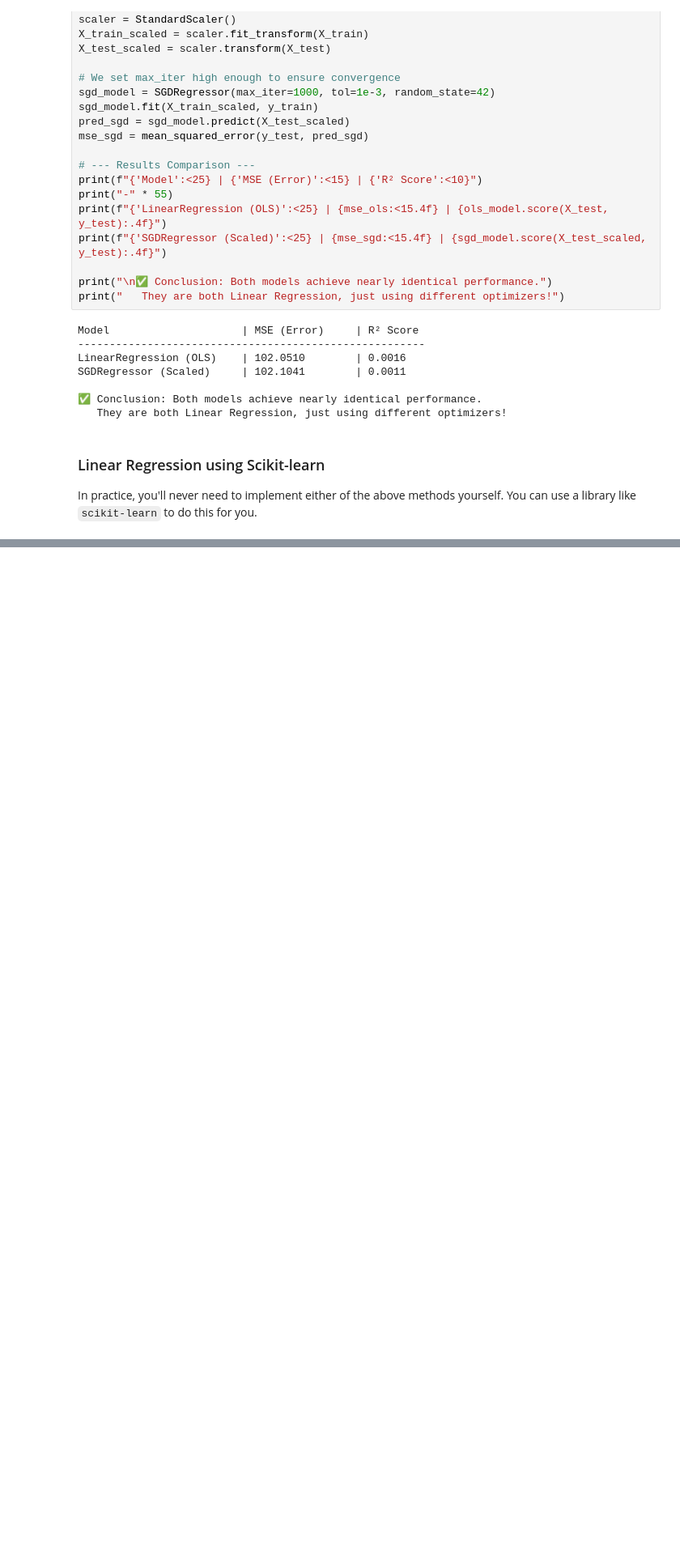
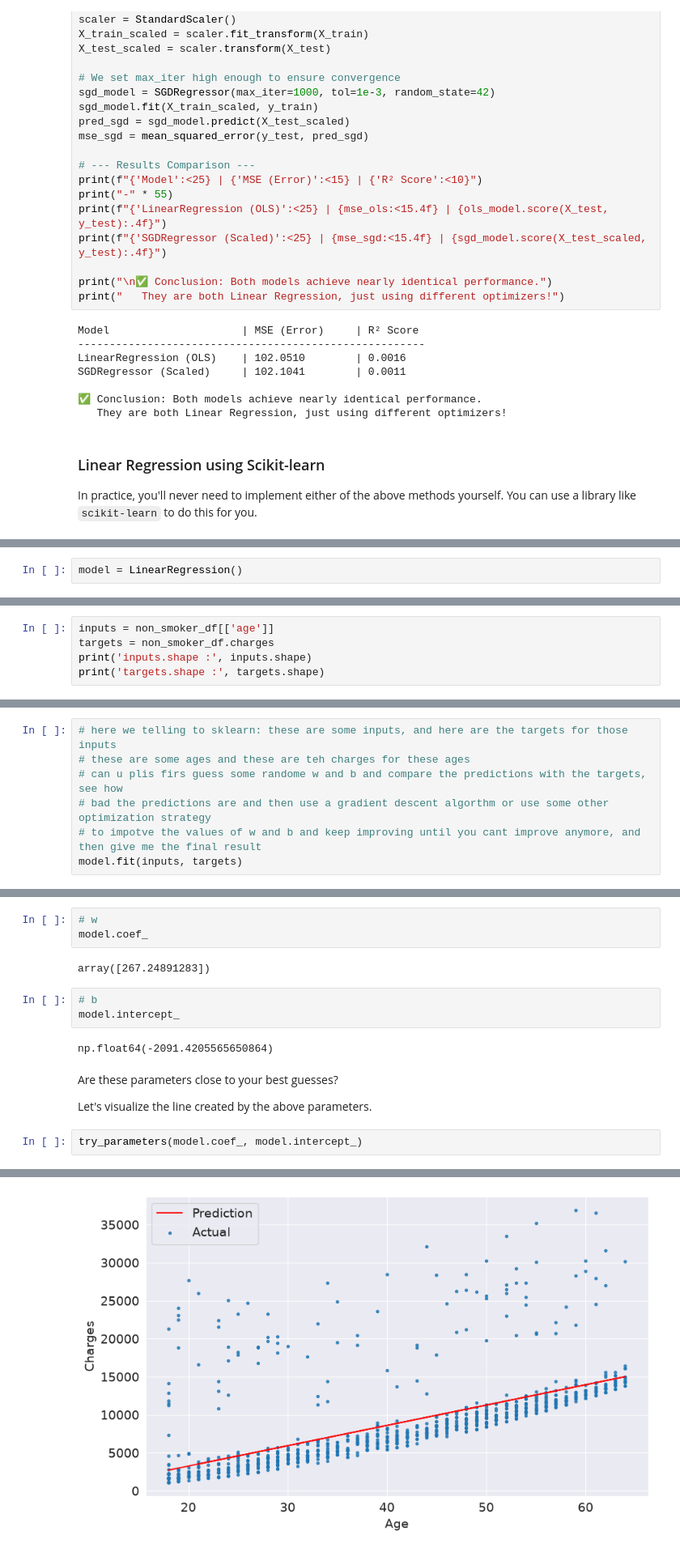
Before and after one commit to ohigginsrodriguez-cloud/Machine-Learning_Course, a Jupyter notebook: Linear-Regression/Medical-Expenses/Model_Single_Feature.ipynb, the cells around one changed output, grey strips where cells are left out. Shown at 81% size. Cells and saved outputs as stored; diff of their text form; blank space fills up the shorter version.

```diff
--- a/Linear-Regression/Medical-Expenses/Model_Single_Feature.ipynb
+++ b/Linear-Regression/Medical-Expenses/Model_Single_Feature.ipynb
@@ -393,0 +400,2 @@ In practice, you'll never need to implement either of the above methods yourself
+# %%
+model = LinearRegression()
@@ -393,0 +426,5 @@ In practice, you'll never need to implement either of the above methods yourself
+# %%
+inputs = non_smoker_df[['age']]
+targets = non_smoker_df.charges
+print('inputs.shape :', inputs.shape)
+print('targets.shape :', targets.shape)
@@ -393,0 +436,7 @@ In practice, you'll never need to implement either of the above methods yourself
+# %%
+# here we telling to sklearn: these are some inputs, and here are the targets for those inputs
+# these are some ages and these are teh charges for these ages
+# can u plis firs guess some randome w and b and compare the predictions with the targets, see how
+# bad the predictions are and then use a gradient descent algorthm or use some other optimization strategy
+# to impotve the values of w and b and keep improving until you cant improve anymore, and then give me the final result
+model.fit(inputs, targets)
@@ -393,0 +474,17 @@ In practice, you'll never need to implement either of the above methods yourself
+# %%
+# w
+model.coef_
+# %% [output]
+array([267.24891283])
+# %%
+# b
+model.intercept_
+# %% [output]
+np.float64(-2091.4205565650864)
+# %% [markdown]
+Are these parameters close to your best guesses?
+
+Let's visualize the line created by the above parameters.
+# %%
+try_parameters(model.coef_, model.intercept_)
+# %% [output]
@@ -393,0 +492 @@ In practice, you'll never need to implement either of the above methods yourself
+[figure, added]
```
Also changed, not shown: parts of 20 cells of this notebook.
